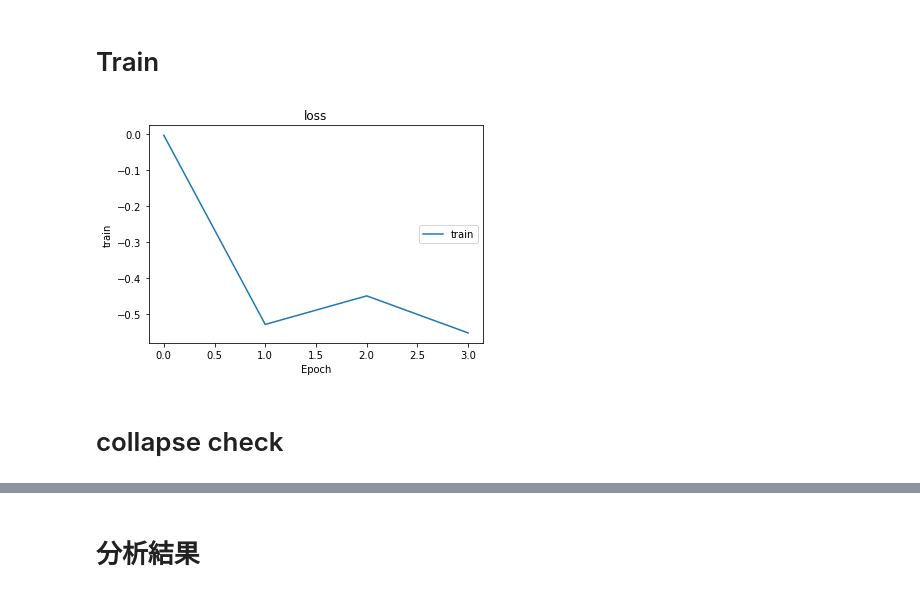
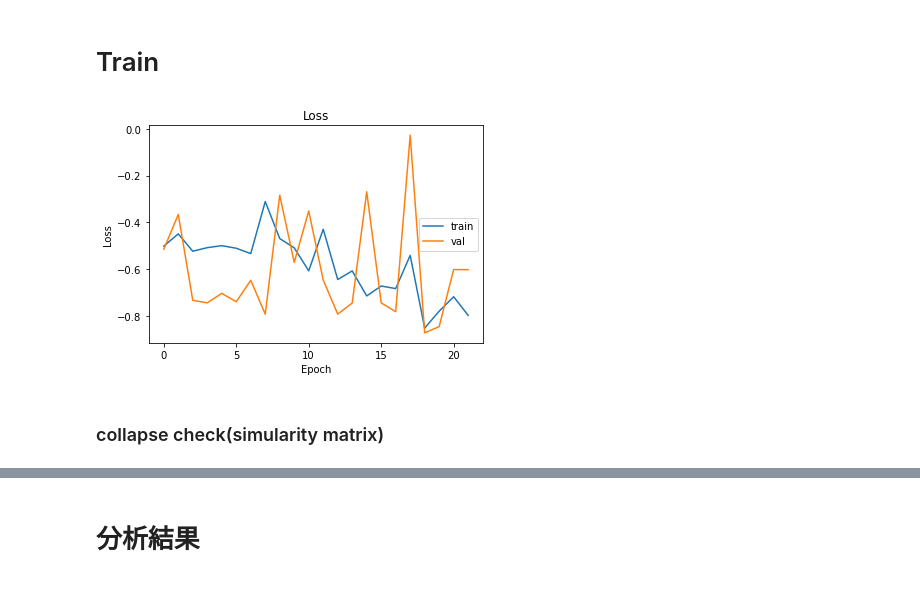
Before and after one commit to a07458666/simsiamfacenet, a Jupyter notebook: simsiamFace_facenet.ipynb, the cells around one changed output, grey strips where cells are left out. Cells and saved outputs as stored; diff of their text form; code cells hidden in the pictures.

```diff
--- a/simsiamFace_facenet.ipynb
+++ b/simsiamFace_facenet.ipynb
@@ -2,8 +2,8 @@
 # GPU Check
 # %%
 DEBUG = True
-#DATA_PATH = '../../dataset/part1/'
-DATA_PATH = '../../dataset/face_labeled_data/train'
+DATA_PATH_TRAIN = '../../dataset/face_labeled_data/train'
+DATA_PATH_VAL = '../../dataset/face_labeled_data/val'
 BATCH_SIZE = 32
 import torch
 import math
@@ -99,7 +99,7 @@ from torch.utils.data import DataLoader
 from matplotlib import pyplot as plt
 
 if DEBUG:
-    dataset = FaceImages(DATA_PATH, aug)
+    dataset = FaceImages(DATA_PATH_TRAIN, aug)
     dataloader = DataLoader(dataset, batch_size=BATCH_SIZE, shuffle=True)
     faces1, faces2, _ = next(iter(dataloader))
 
@@ -205,76 +227,55 @@ from matplotlib import pyplot as plt
 from IPython.display import clear_output
 from tqdm import tqdm
 
-dataset = FaceImages(DATA_PATH, aug)
-dataloader = DataLoader(dataset, batch_size=batch_size, shuffle=True)
+dataset_train = FaceImages(DATA_PATH_TRAIN, aug)
+dataloader_train = DataLoader(dataset_train, batch_size=batch_size, shuffle=True)
+dataset_val = FaceImages(DATA_PATH_VAL, aug)
+dataloader_val = DataLoader(dataset_val, batch_size=int(batch_size / 2), shuffle=True)
 
 epoch = 100
 
-loss_history = []
+loss_history_train = []
+loss_history_val = []
 def update_loss_hist(is_end):
     clear_output(wait=True)
 
-    plt.plot(loss_history)
-    plt.title('loss')
-    plt.ylabel('train')
+    plt.plot(loss_history_train)
+    plt.plot(loss_history_val)
+    plt.title('Loss')
+    plt.ylabel('Loss')
     plt.xlabel('Epoch')
-    plt.legend(['train'], loc='center right')
+    plt.legend(['train', 'val'], loc='center right')
     if (is_end):
         plt.savefig('result.png')
     plt.show()
 
 def D(p, z):
     z = z.detach() # stop gradient
     return -(nn.functional.cosine_similarity(p, z).mean())
 
 # train loop
 for i in range(epoch):
     adjust_learning_rate(backbone_opt, init_learning_rate, i, epoch)
     adjust_learning_rate(projector_opt, init_learning_rate, i, epoch)
     adjust_learning_rate(predictor_opt, init_learning_rate, i, epoch)
 
-    for j, image_batch in tqdm(enumerate(dataloader)):
-        x1, x2 = image_batch[0].to(device), image_batch[1].to(device)
-        # forward
-        y1, y2 = backbone(x1), backbone(x2)
-        z1, z2 = projector(y1), projector(y2)
-        p1, p2 = predictor(z1), predictor(z2)
+    train_loss = pass_epoch(dataloader_train, 'Train')
+    val_loss = pass_epoch(dataloader_val, 'Eval')
 
-        # compute loos
-        L = (D(p1, z2) + D(p2, z1))/2 # loss
 
-        # epoch 0 loss histogram
-        if len(loss_history)==0:
-            loss_history.append(L.item())
-            update_loss_hist(False)
-
-        # update
-        backbone_opt.zero_grad()
-        projector_opt.zero_grad()
-        predictor_opt.zero_grad()
-        L.backward()
-        backbone_opt.step()
-        projector_opt.step()
-        predictor_opt.step()
-
-    loss_history.append(L.item())
+    loss_history_train.append(train_loss)
+    loss_history_val.append(val_loss)
     update_loss_hist(False)
 
     save_checkpoint({
         'epoch': i + 1,
-        'arch': 'facenet',
+        'arch': 'simsiam crop 0.2',
         'state_dict': backbone.state_dict(),
         'optimizer' : backbone_opt.state_dict(),
-    }, is_best=False, filename='./model_no_pre/checkpoint_backbone_{:04d}.pth.tar'.format(i + 1))
-    save_checkpoint({
-        'epoch': i + 1,
-        'arch': 'facenet',
-        'state_dict': projector.state_dict(),
-        'optimizer' : projector_opt.state_dict(),
-    }, is_best=False, filename='./model_no_pre/checkpoint_projector_{:04d}.pth.tar'.format(i + 1))
+    }, is_best=False, filename='./model_simsiam_new/checkpoint_{:04d}.pth.tar'.format(i + 1))
 update_loss_hist(True)
 # %% [output]
-[figure, old version]
+[figure, new version]
 # %% [markdown]
-# collapse check
+### collapse check(simularity matrix)
 # %%
```
Also changed, not shown: parts of 6 cells of this notebook, 3 other files.
